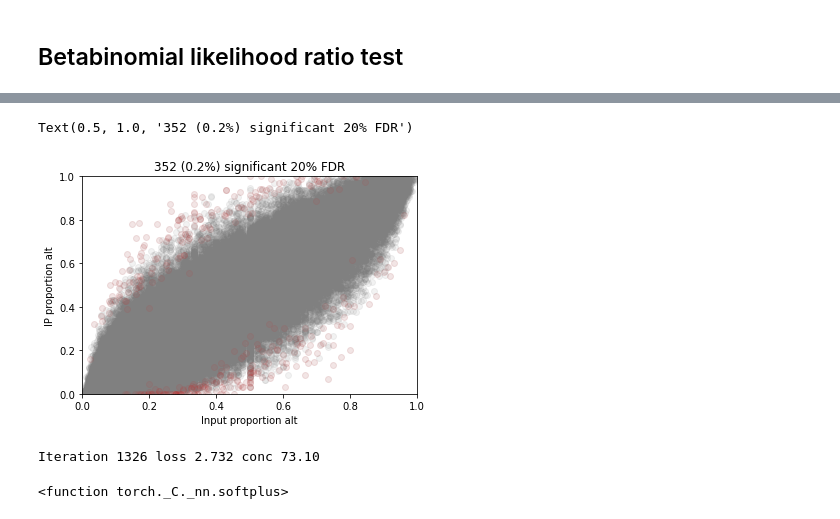
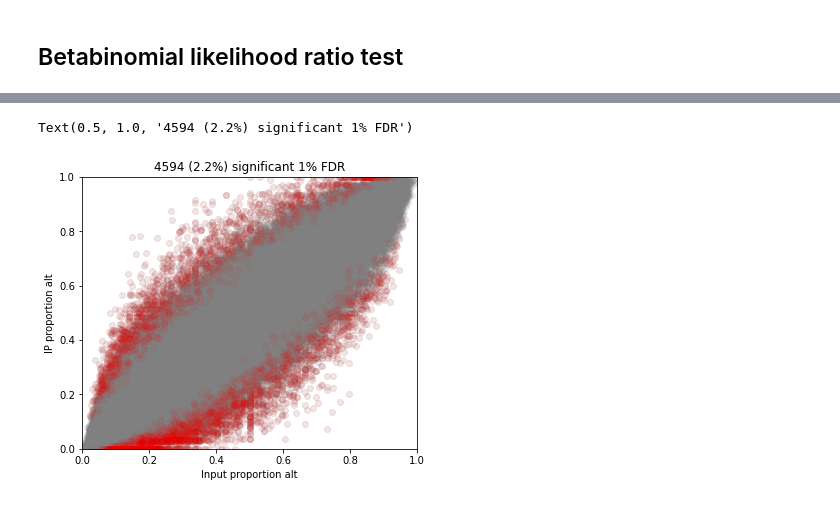
Before and after one commit to daklab/poolqtl, a Jupyter notebook: src/1_detect_ASB_RBFOX2.ipynb, the cells around one changed output, grey strips where cells are left out. Saved outputs shown, nothing was run; the diff lists cells and outputs as text; code cells hidden in the pictures.

```diff
--- a/src/1_detect_ASB_RBFOX2.ipynb
+++ b/src/1_detect_ASB_RBFOX2.ipynb
@@ -255,0 +221,7 @@ rejected,lrtq = statsmodels.stats.multitest.fdrcorrection(lrtp)
+# %%
+from pooledQTL import bb_lrt
+reload(bb_lrt)
+
+lrtp, lrtq, beta_full_input, beta_full_IP = bb_lrt.lrt(dat_sub[0], conc = 200.)
+
+(lrtq < 0.2).mean(), (lrtq < 0.2).sum()
@@ -255,0 +238,10 @@ rejected,lrtq = statsmodels.stats.multitest.fdrcorrection(lrtp)
+# %%
+dat_here = dat_sub[0]
+dat_here.asb_q = lrtp
+dat_here["shrunk_input_ratio"]= beta_full_input.sigmoid().numpy()
+dat_here["shrunk_IP_ratio"] = beta_full_IP.sigmoid().numpy()
+
+plt.subplot(121)
+plt.scatter(dat_here.input_ratio, dat_here.shrunk_input_ratio, alpha = 0.1)
+plt.subplot(122)
+plt.scatter(dat_here.IP_ratio, dat_here.shrunk_IP_ratio, alpha = 0.1)
@@ -256,28 +251,17 @@ rejected,lrtq = statsmodels.stats.multitest.fdrcorrection(lrtp)
 # %%
+plt.figure(figsize = (6,5))
 insig_alpha = 0.1; sig_alpha = 0.05
 #fdr_threshold = 0.005
-fdr_threshold = 0.2
-dat_here = dat_sub[0]
-dat_here.asb_q = lrtq
-plt.scatter(dat_here.input_ratio, dat_here.IP_ratio, alpha=insig_alpha, color="gray")
+fdr_threshold = 0.01
+
+plt.scatter(dat_here.shrunk_input_ratio, dat_here.shrunk_IP_ratio, alpha=insig_alpha, color="gray")
 dat_ss = dat_here[dat_here.asb_q < fdr_threshold]
-plt.scatter(dat_ss.input_ratio, dat_ss.IP_ratio,alpha=sig_alpha, color = "red")
+plt.scatter(dat_ss.shrunk_input_ratio, dat_ss.shrunk_IP_ratio, alpha=sig_alpha, color = "red")
 plt.xlabel("Input proportion alt"); plt.ylabel("IP proportion alt")
 plt.xlim((0,1)); plt.ylim((0,1))
 plt.title('%i (%.1f%%) significant %.0f%% FDR' % ((dat_here.asb_q < fdr_threshold).sum(),
                                                   100. * (dat_here.asb_q < fdr_threshold).mean(),
                                                   fdr_threshold*100))
 # %% [output]
-Text(0.5, 1.0, '352 (0.2%) significant 20% FDR')
+Text(0.5, 1.0, '4594 (2.2%) significant 1% FDR')
-[figure, old version]
+[figure, new version]
-# %%
-from pooledQTL import bb_lrt
-reload(bb_lrt)
-#conc = 200.
-conc = 50.
-learn_conc = True
-y = torch.tensor(dat_sub[0].loc[:,["refCount_input","altCount_input","refCount_IP","altCount_IP"]].to_numpy())
-y = y.view(y.shape[0],2,2)
-beta,conc_null,loglik_null,losses = bb_lrt.fitfit(y, conc = conc, learn_conc = learn_conc, loss_tol = 1e-5)
-# %% [output]
-Iteration 1326 loss 2.732 conc 73.10
@@ -286,4 +267,0 @@ import torch.nn.functional as F
-# %%
-F.softplus
-# %% [output]
-<function torch._C._nn.softplus>
```
Also changed, not shown: parts of 11 cells of this notebook, 10 other files.
